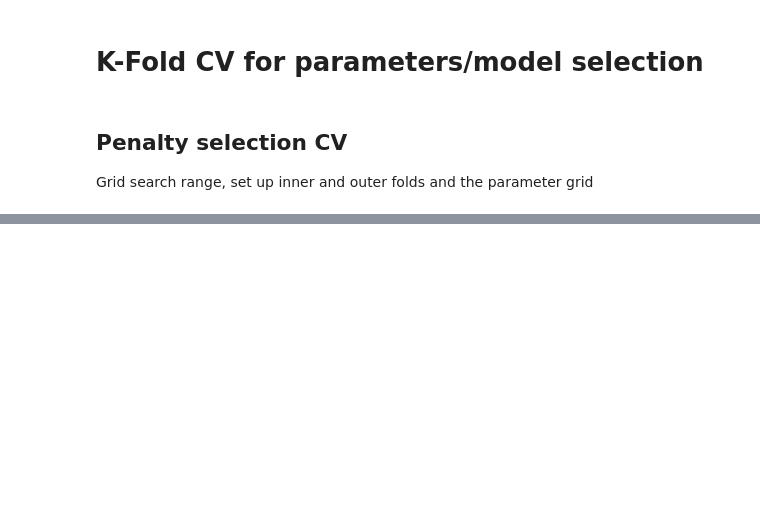
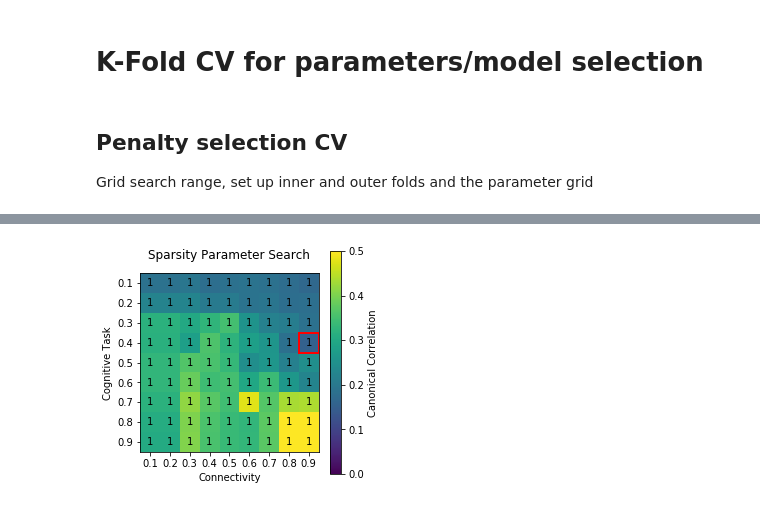
Before and after one commit to htwangtw/patterns-of-thought, a Jupyter notebook: notebooks/2.0-FC-vs-NYCQ-nestedKFold.ipynb, the cells around one changed output, grey strips where cells are left out. Drawn from its saved outputs; the diff is of its cells as text; code cells hidden in the pictures; blank space fills up the shorter version.

```diff
--- a/notebooks/2.0-FC-vs-NYCQ-nestedKFold.ipynb
+++ b/notebooks/2.0-FC-vs-NYCQ-nestedKFold.ipynb
@@ -40,11 +40,11 @@ age     = dataset['Age']
 confound_raw = np.hstack((mot, sex, age))
 # %%
 def parameter_grid(para, K_mat, para_fn):
-    i = np.argmax(paramat)
+    i = np.argmin(paramat)
     d_idx = np.unravel_index(i, paramat.shape)
 
     title = 'Sparsity Parameter Search'
-    hm = plt.matshow(paramat.T, vmin=0, vmax=paramat.max())
+    hm = plt.matshow(paramat.T, vmin=0, vmax=0.5)
     plt.xticks(range(9), np.array(range(1, 10)) * 0.1)
     plt.yticks(range(9), np.array(range(1, 10)) * 0.1)
     plt.xlabel('Connectivity')
@@ -90,15 +90,14 @@ def clean_confound(RS, COG, confmat):
 Grid search range, set up inner and outer folds and the parameter grid
 # %%
 out_folds = 5
-in_folds = 5
+in_folds = 2
 para_x, para_y = 9, 9
-K_max = 6
-
-param_grid = {
-    'n_factor': np.array(range(1, K_max + 1)),
+K_max = 1
+param_setting = {
+    'n_factor': np.array([4]),
     'reg_X': np.array(range(1, para_x + 1)) * 0.1,
     'reg_Y': np.array(range(1, para_y + 1)) * 0.1,}
 # %%
-KF_out = KFold(n_splits=out_folds, shuffle=True, random_state=1)
-KF_in = KFold(n_splits=in_folds, shuffle=True, random_state=1)
-para_sets = ParameterGrid(param_grid)
+KF_out = KFold(n_splits=out_folds, shuffle=True, random_state=42)
+KF_in = KFold(n_splits=in_folds)
+param_grid = ParameterGrid(param_setting)
@@ -358,0 +104,73 @@ O-O-S performance: 0.0681409306883
+# %%
+best_model = None
+error_best = 0.5
+
+for i, (train_idx, test_idx) in enumerate(KF_out.split(FC_yeo7)):
+    print('==Train-test split {0:}/{1:}=='.format(i + 1, out_folds))
+    X_discovery, X_test = FC_yeo7[train_idx], FC_yeo7[test_idx]
+    Y_discovery, Y_test = MRIQ[train_idx], MRIQ[test_idx]
+    conf_discovery, conf_test = confound_raw[train_idx], confound_raw[test_idx]
+
+    i_best_model = None
+    di_best = 1
+    para_search = np.zeros((para_x, para_y, K_max))
+    for j, parameters in enumerate(iter(param_grid)):
+#         print('\nPenalty: x - {0:}, y - {1:}; component: {2:}'.format(
+#                 parameters['reg_X'], parameters['reg_Y'], parameters['n_factor']))
+
+        para_idx = np.unravel_index(j, para_search.shape) # (C_x,C_y, K)
+        model = SCCA(n_components=parameters['n_factor'], scale=False, n_iter=50,
+                     penX=parameters['reg_X'], penY=parameters['reg_Y'],
+                    )
+        j_model = None
+        dj_best = 1
+        for k, (train_idx, test_idx) in enumerate(KF_in.split(X_discovery)):
+
+            # find best weights for this hyper parameter set
+            X_train, X_confirm = X_discovery[train_idx], X_discovery[test_idx]
+            Y_train, Y_confirm = Y_discovery[train_idx], Y_discovery[test_idx]
+            conf_train, conf_confirm = conf_discovery[train_idx], conf_discovery[test_idx]
+
+            X_train_clean, Y_train_clean, confmat_train_clean = clean_confound(
+                                        X_train, Y_train, conf_train)
+            X_confirm_clean, Y_confirm_clean, conf_confirm_clean = clean_confound(
+                            X_confirm, Y_confirm, conf_confirm)
+
+            model.fit(X_train_clean, Y_train_clean)
+            d_orig = np.mean(model.score(X_train_clean, Y_train_clean))
+            d_k = np.mean(model.score(X_confirm_clean, Y_confirm_clean))
+            error_k = np.abs(d_orig - d_k)
+
+            if error_k < dj_best:
+                dj_best = error_k
+                j_model = copy.deepcopy(model)
+
+        para_search[para_idx] = dj_best
+
+        # check if the current parameter is the best in of the current outer fold
+        if dj_best < di_best:
+            di_best = dj_best
+            i_best_model = copy.deepcopy(j_model)
+
+    # plot the model search of current fold
+    d_idx = np.argwhere(para_search == di_best)[0]
+    C = 0.1 * (d_idx[:2] + 1)
+    K = d_idx[-1] + 1
+
+    paramat = np.max(para_search, 2)
+    K_mat = np.argmax(para_search, 2) + 1
+    para_fn = ' '
+    # apply test set on the final model
+    X_test_clean, Y_test_clean, conf_test_clean = clean_confound(X_test, Y_test, conf_test)
+    di = np.mean(i_best_model.score(X_test_clean, Y_test_clean))
+    pred_error = np.abs(di_best - di)
+    print('\nBest parameters based on cross-validation:{:}'.format(C))
+    print('Prediction error:{:f}'.format(pred_error))
+
+    if pred_error < error_best:
+        error_best = pred_error
+        best_model = copy.deepcopy(i_best_model)
+        print('\nNew Best model: \n {:} components,penalty x: {:}, penalty y: {:}\nO-O-S test error: {:f}\n'.format(
+                    best_model.n_components, best_model.penX, best_model.penY, error_best))
+    parameter_grid(paramat, K_mat, para_fn)
+# %% [output]
@@ -358,0 +185 @@ O-O-S performance: 0.0681409306883
+[figure, added]
```
Also changed, not shown: parts of 7 cells of this notebook, 3 other files.
